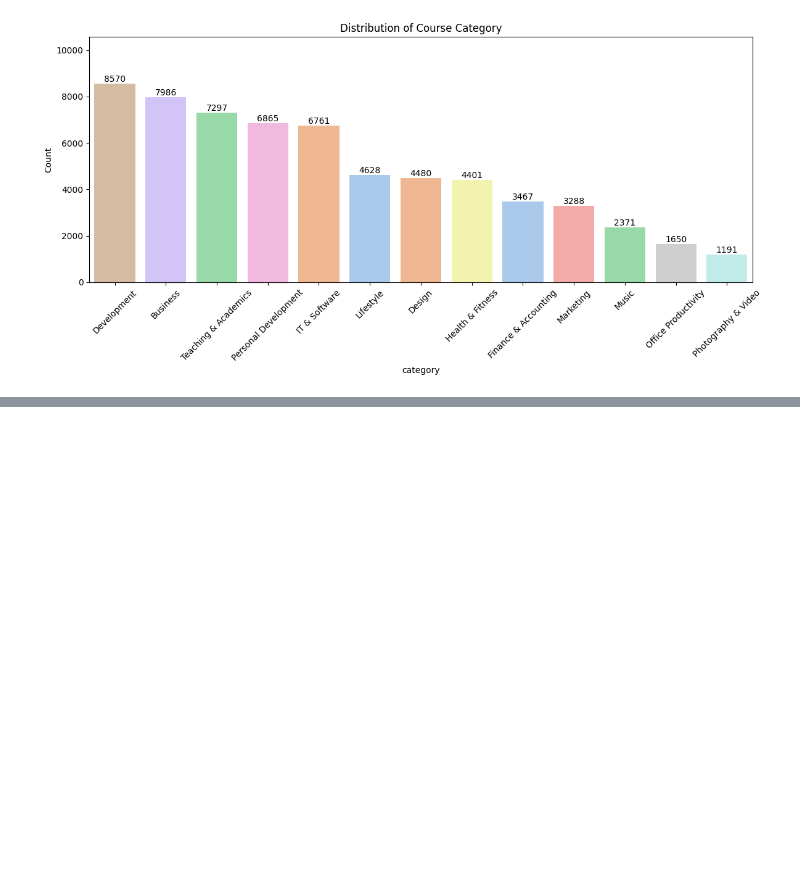
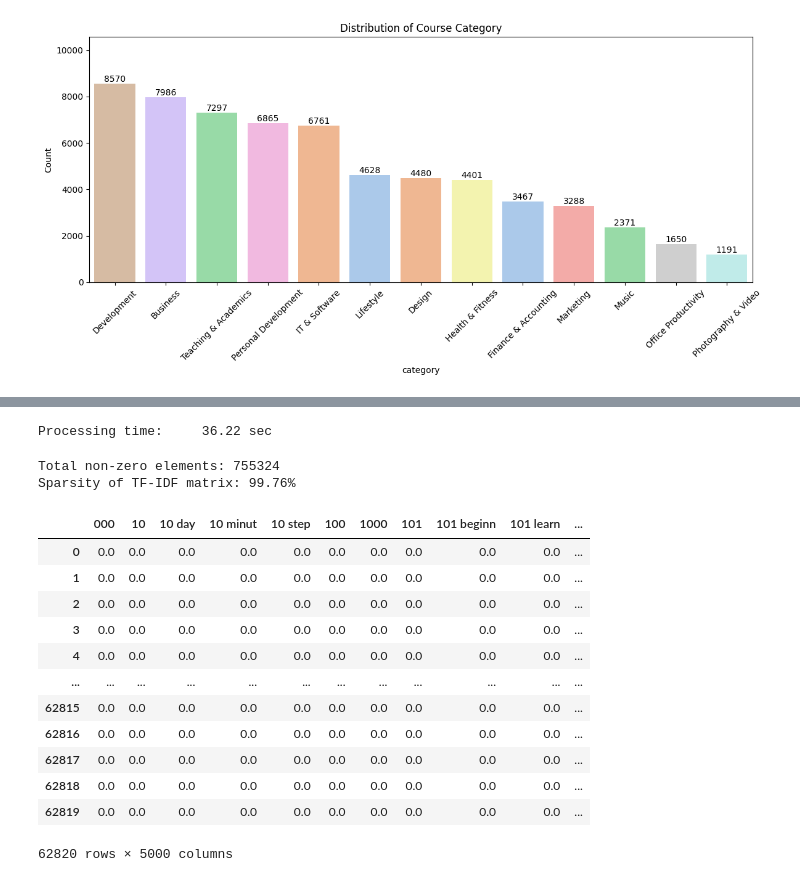
Before and after one commit to MuhammadRhakan/final-project, a Jupyter notebook: Course_Recommendation.ipynb, the cells around one changed output, grey strips where cells are left out. Saved outputs shown, nothing was run; the diff lists cells and outputs as text; code cells hidden in the pictures; blank space fills up the shorter version.

```diff
--- a/Course_Recommendation.ipynb
+++ b/Course_Recommendation.ipynb
@@ -673,3 +908,65 @@ semantic_preprocessing(course_dropna, types['semantic'])
+# %%
+def semantic_preprocessing(data, features):
+    main_start = time.time()
+
+    english = data[data['language'] == 'English']
+    stop_words = set(stopwords.words('english'))
+    stemmer = PorterStemmer()
+
+    # Case folding
+    english_features = english[features].apply(lambda col: col.apply(lambda text: text.lower()))
+
+    # Tokenization, stopwords removal, stemming
+    start = time.time()
+    for col in features:
+      english_features[col] = english_features[col].apply(lambda text: nltk.word_tokenize(text))
+      english_features[col] = english_features[col].apply(lambda text: [word for word in text if word.lower() not in stop_words])
+      english_features[col] = english_features[col].apply(lambda text: [stemmer.stem(word) for word in text])
+      english_features[col] = english_features[col].apply(lambda text: ' '.join(text))
+
+    duration = time.time() - start
+    print(f'Processing time:     {duration:.2f} sec')
+
+    return english_features
+
+precompute = semantic_preprocessing(course_clean, types['semantic'])
+# %% [output]
+Processing time:     36.22 sec
+# %%
+def tfidf_compute(data, features):
+    combined_text = data[features].apply(lambda row: ' '.join(row), axis=1)
+    # print(combined_text.head())
+
+    vectorizer = TfidfVectorizer(max_features=5000, min_df=3, max_df=0.85, ngram_range=(1,2), use_idf=True, smooth_idf=True)
+    tfidf_matrix = vectorizer.fit_transform(combined_text)
+    tfidf_df = pd.DataFrame(tfidf_matrix.toarray(), columns=vectorizer.get_feature_names_out())
+
+    non_zeros = (tfidf_df != 0).sum().sum()
+    print(f'Total non-zero elements: {non_zeros}')
+
+    total_elements = tfidf_df.shape[0] * tfidf_df.shape[1]
+    sparsity = 100 * (1 - non_zeros / total_elements)
+    print(f'Sparsity of TF-IDF matrix: {sparsity:.2f}%\n')
+
+    return tfidf_df
+
+tfidf_compute(precompute, types['semantic'])
+# %% [output]
+Total non-zero elements: 755324
+Sparsity of TF-IDF matrix: 99.76%
+|  | 000 | 10 | 10 day | 10 minut | 10 step | 100 | 1000 | 101 | 101 beginn | 101 learn | ... |
+| 0 | 0.0 | 0.0 | 0.0 | 0.0 | 0.0 | 0.0 | 0.0 | 0.0 | 0.0 | 0.0 | ... |
+| 1 | 0.0 | 0.0 | 0.0 | 0.0 | 0.0 | 0.0 | 0.0 | 0.0 | 0.0 | 0.0 | ... |
+| 2 | 0.0 | 0.0 | 0.0 | 0.0 | 0.0 | 0.0 | 0.0 | 0.0 | 0.0 | 0.0 | ... |
+| 3 | 0.0 | 0.0 | 0.0 | 0.0 | 0.0 | 0.0 | 0.0 | 0.0 | 0.0 | 0.0 | ... |
+| 4 | 0.0 | 0.0 | 0.0 | 0.0 | 0.0 | 0.0 | 0.0 | 0.0 | 0.0 | 0.0 | ... |
+| ... | ... | ... | ... | ... | ... | ... | ... | ... | ... | ... | ... |
+| 62815 | 0.0 | 0.0 | 0.0 | 0.0 | 0.0 | 0.0 | 0.0 | 0.0 | 0.0 | 0.0 | ... |
+| 62816 | 0.0 | 0.0 | 0.0 | 0.0 | 0.0 | 0.0 | 0.0 | 0.0 | 0.0 | 0.0 | ... |
+| 62817 | 0.0 | 0.0 | 0.0 | 0.0 | 0.0 | 0.0 | 0.0 | 0.0 | 0.0 | 0.0 | ... |
+| 62818 | 0.0 | 0.0 | 0.0 | 0.0 | 0.0 | 0.0 | 0.0 | 0.0 | 0.0 | 0.0 | ... |
+| 62819 | 0.0 | 0.0 | 0.0 | 0.0 | 0.0 | 0.0 | 0.0 | 0.0 | 0.0 | 0.0 | ... |
+62820 rows × 5000 columns
 # %%
 def numeric_preprocessing(data, features):
   cleansed = np.log1p(data[features])
```
Also changed, not shown: parts of 20 cells of this notebook.
